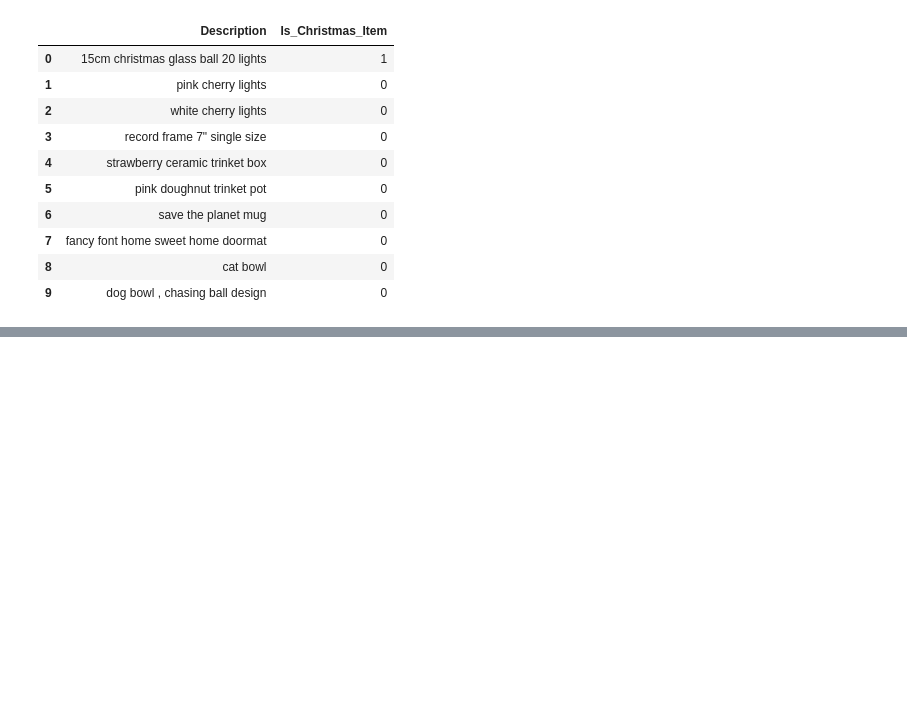
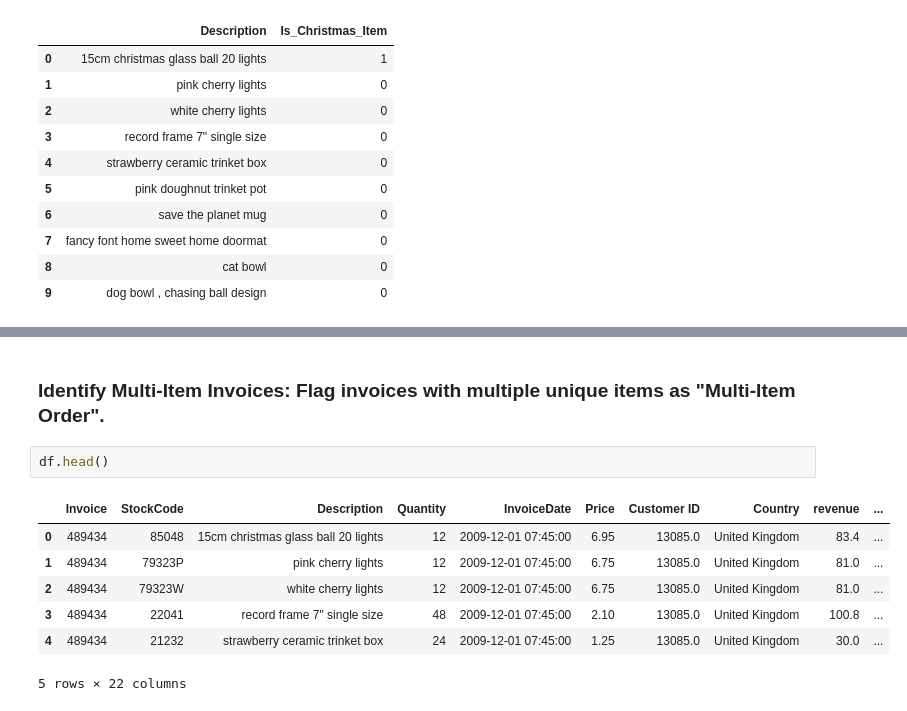
Before and after one commit to jonathanLOlsen/Data-and-things, a Jupyter notebook: 3 Data Engineering/e/DE_Task.ipynb, the cells around one changed output, grey strips where cells are left out. Cells and saved outputs as stored; diff of their text form; blank space fills up the shorter version.

```diff
--- a/3 Data Engineering/e/DE_Task.ipynb
+++ b/3 Data Engineering/e/DE_Task.ipynb
@@ -713,0 +806,12 @@ Total Christmas-themed items: 16052
+# %% [markdown]
+###  Identify Multi-Item Invoices: Flag invoices with multiple unique items as "Multi-Item Order".
+# %%
+df.head()
+# %% [output]
+|  | Invoice | StockCode | Description | Quantity | InvoiceDate | Price | Customer ID | Country | revenue | ... |
+| 0 | 489434 | 85048 | 15cm christmas glass ball 20 lights | 12 | 2009-12-01 07:45:00 | 6.95 | 13085.0 | United Kingdom | 83.4 | ... |
+| 1 | 489434 | 79323P | pink cherry lights | 12 | 2009-12-01 07:45:00 | 6.75 | 13085.0 | United Kingdom | 81.0 | ... |
+| 2 | 489434 | 79323W | white cherry lights | 12 | 2009-12-01 07:45:00 | 6.75 | 13085.0 | United Kingdom | 81.0 | ... |
+| 3 | 489434 | 22041 | record frame 7" single size | 48 | 2009-12-01 07:45:00 | 2.10 | 13085.0 | United Kingdom | 100.8 | ... |
+| 4 | 489434 | 21232 | strawberry ceramic trinket box | 24 | 2009-12-01 07:45:00 | 1.25 | 13085.0 | United Kingdom | 30.0 | ... |
+5 rows × 22 columns
```
Also changed, not shown: parts of 20 cells of this notebook, 9 other files.
